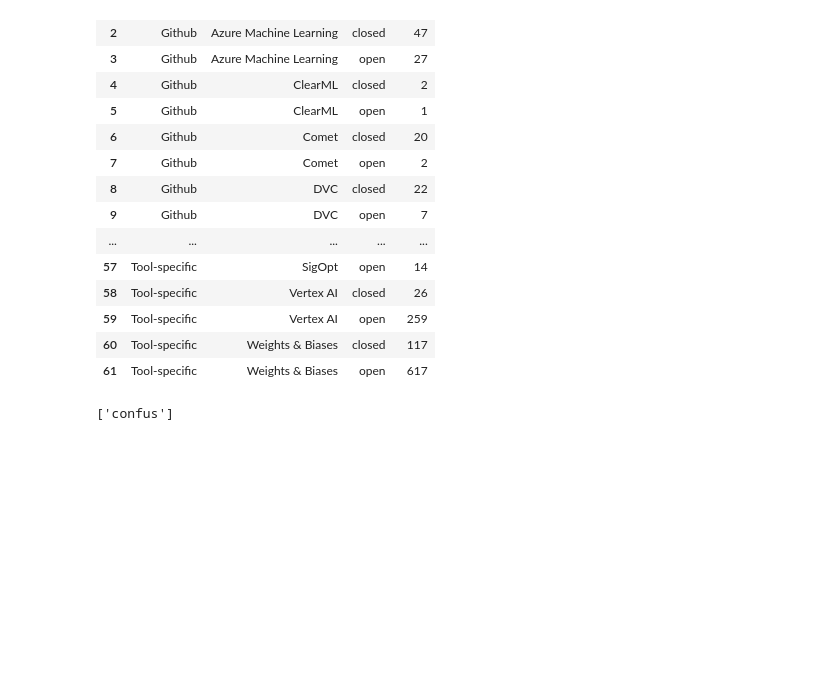
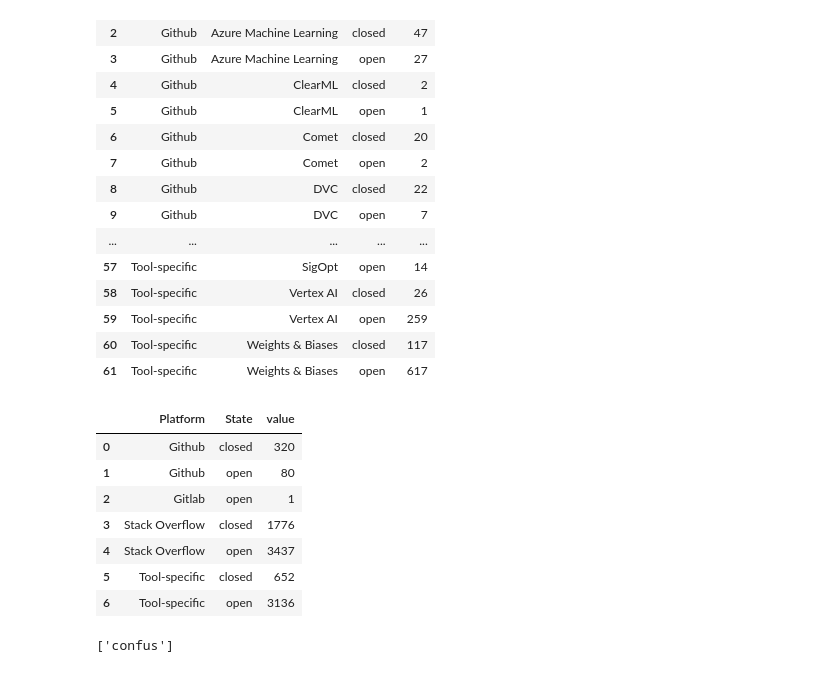
Before and after one commit to zhimin-z/Asset-Management-Topic-Modeling, a Jupyter notebook: Code/Main.ipynb, the cells around one changed output. Cells and saved outputs as stored; diff of their text form; code cells hidden in the pictures; blank space fills up the shorter version.

```diff
--- a/Code/Main.ipynb
+++ b/Code/Main.ipynb
@@ -257,6 +257,18 @@ df_all
 | 59 | Tool-specific | Vertex AI | open | 259 |
 | 60 | Tool-specific | Weights & Biases | closed | 117 |
 | 61 | Tool-specific | Weights & Biases | open | 617 |
+# %%
+df_all = pd.read_json(os.path.join(path_general, 'Tool platform info.json'))
+df_all.groupby(['Platform', 'State']).agg({'value': 'sum'}).reset_index()
+# %% [output]
+|  | Platform | State | value |
+| 0 | Github | closed | 320 |
+| 1 | Github | open | 80 |
+| 2 | Gitlab | open | 1 |
+| 3 | Stack Overflow | closed | 1776 |
+| 4 | Stack Overflow | open | 3437 |
+| 5 | Tool-specific | closed | 652 |
+| 6 | Tool-specific | open | 3136 |
 # %%
 # left for stop words tuning purposes
 
```
